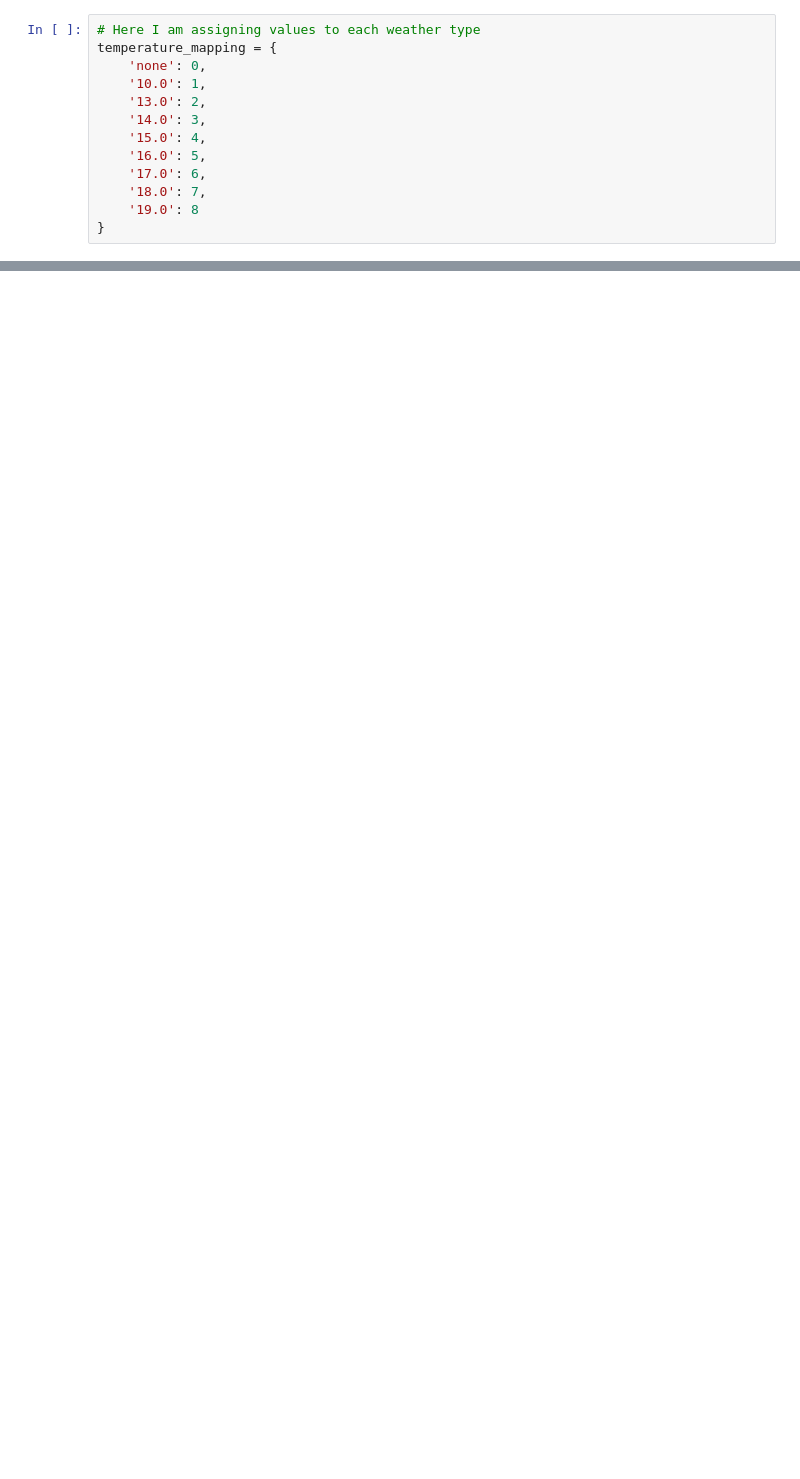
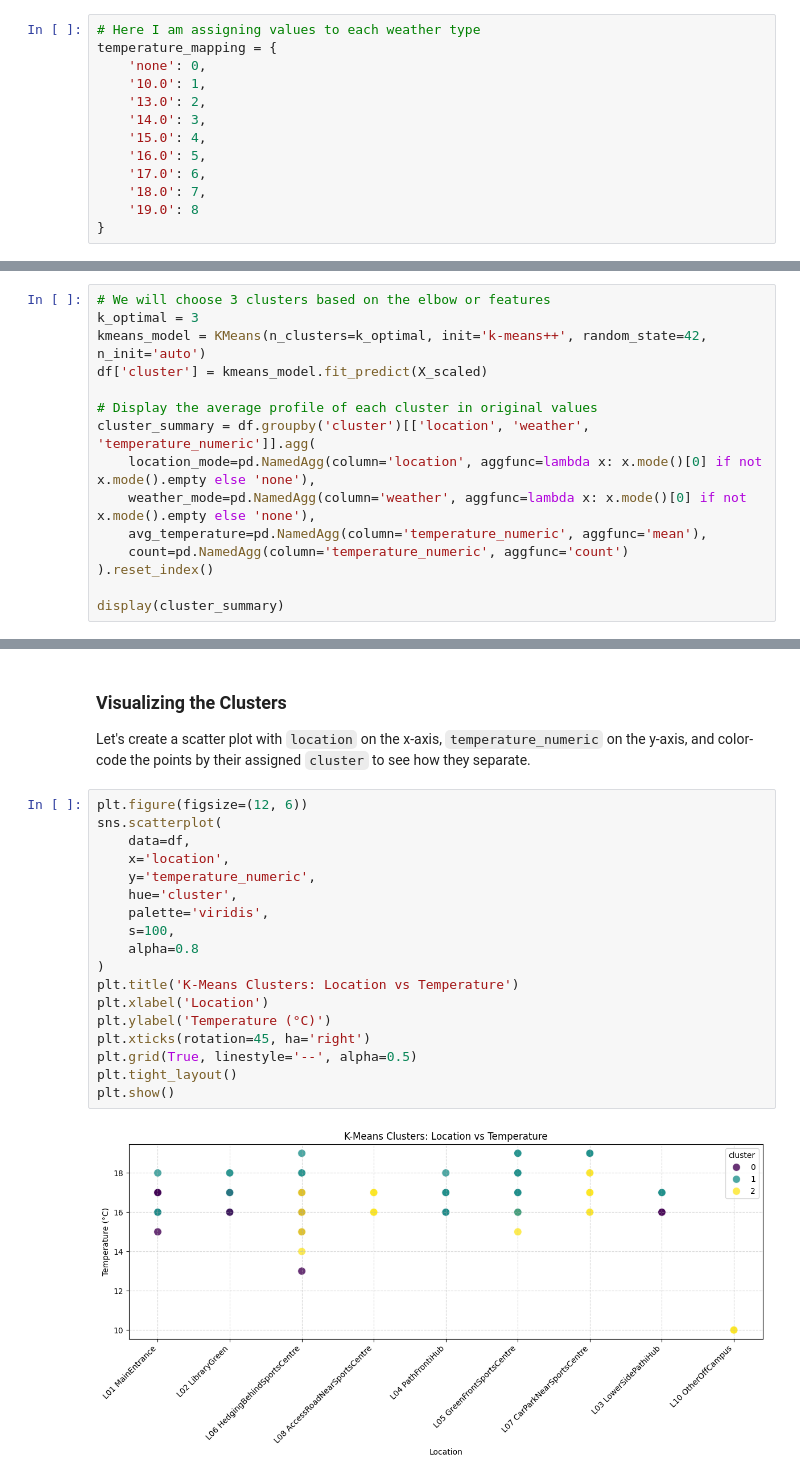
Before and after one commit to jose2049/ml-project-colab, a Jupyter notebook: CampusDataSet.ipynb, the cells around one changed output, grey strips where cells are left out. Saved outputs shown, nothing was run; the diff lists cells and outputs as text; blank space fills up the shorter version.

```diff
--- a/CampusDataSet.ipynb
+++ b/CampusDataSet.ipynb
@@ -237,0 +304,15 @@ temperature_mapping = {
+# %%
+# We will choose 3 clusters based on the elbow or features
+k_optimal = 3
+kmeans_model = KMeans(n_clusters=k_optimal, init='k-means++', random_state=42, n_init='auto')
+df['cluster'] = kmeans_model.fit_predict(X_scaled)
+
+# Display the average profile of each cluster in original values
+cluster_summary = df.groupby('cluster')[['location', 'weather', 'temperature_numeric']].agg(
+    location_mode=pd.NamedAgg(column='location', aggfunc=lambda x: x.mode()[0] if not x.mode().empty else 'none'),
+    weather_mode=pd.NamedAgg(column='weather', aggfunc=lambda x: x.mode()[0] if not x.mode().empty else 'none'),
+    avg_temperature=pd.NamedAgg(column='temperature_numeric', aggfunc='mean'),
+    count=pd.NamedAgg(column='temperature_numeric', aggfunc='count')
+).reset_index()
+
+display(cluster_summary)
@@ -237,0 +324,23 @@ temperature_mapping = {
+# %% [markdown]
+### Visualizing the Clusters
+Let's create a scatter plot with `location` on the x-axis, `temperature_numeric` on the y-axis, and color-code the points by their assigned `cluster` to see how they separate.
+# %%
+plt.figure(figsize=(12, 6))
+sns.scatterplot(
+    data=df,
+    x='location',
+    y='temperature_numeric',
+    hue='cluster',
+    palette='viridis',
+    s=100,
+    alpha=0.8
+)
+plt.title('K-Means Clusters: Location vs Temperature')
+plt.xlabel('Location')
+plt.ylabel('Temperature (°C)')
+plt.xticks(rotation=45, ha='right')
+plt.grid(True, linestyle='--', alpha=0.5)
+plt.tight_layout()
+plt.show()
+# %% [output]
+[figure, added]
```
Also changed, not shown: parts of 13 cells of this notebook.
